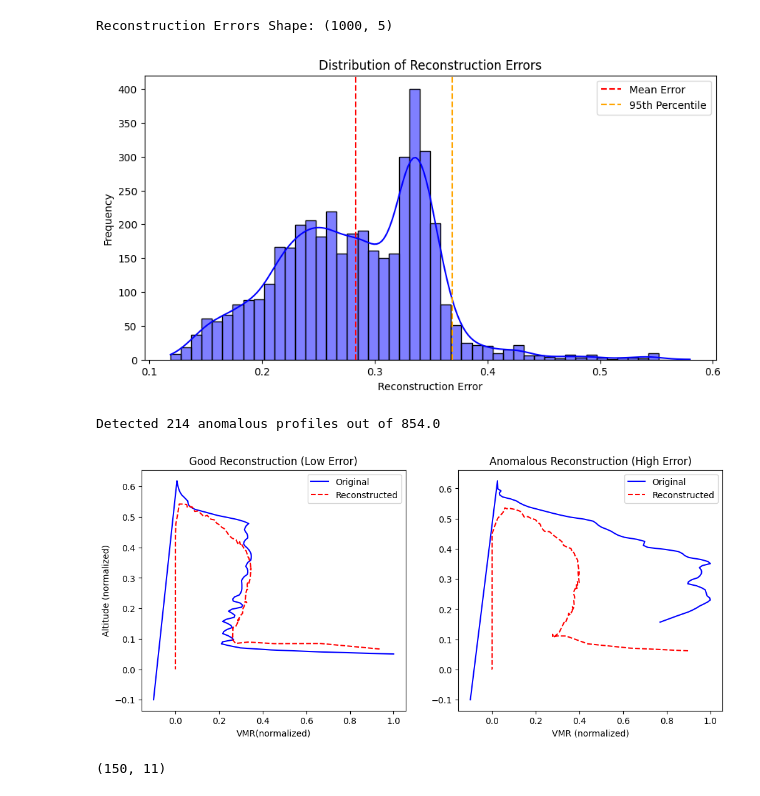
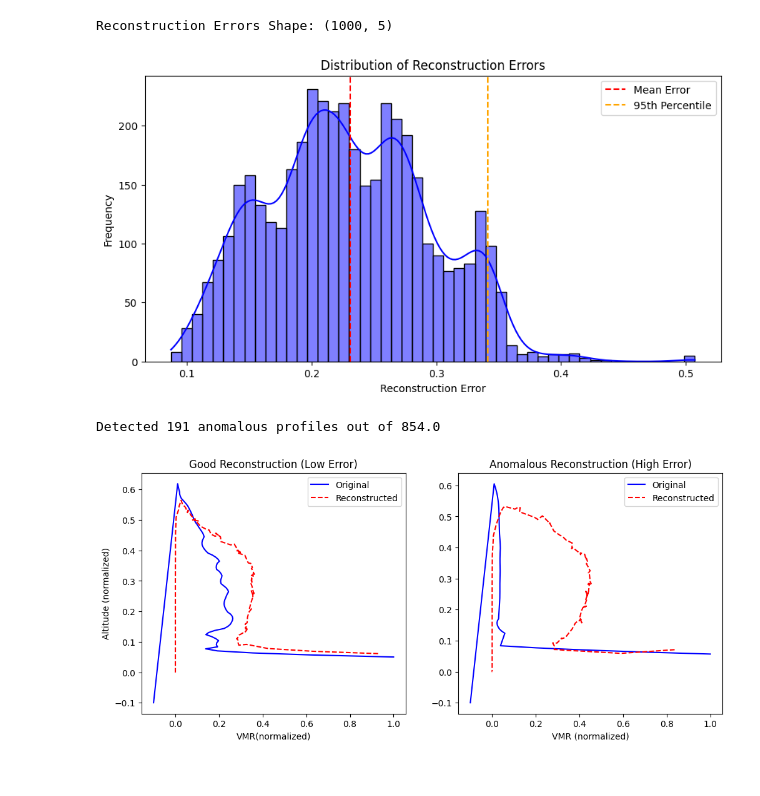
Before and after one commit to james-harvey-git/MPhys_Project, a Jupyter notebook: VAE.ipynb, the cells around one changed output. Saved outputs shown, nothing was run; the diff lists cells and outputs as text; code cells hidden in the pictures.

```diff
--- a/VAE.ipynb
+++ b/VAE.ipynb
@@ -75,7 +75,7 @@ import numpy as np
 
 # **Contextual Variational Autoencoder (VAE)**
 class ContextualVAE(Model):
-    def __init__(self, n_profiles, n_altitudes, n_features, latent_dim=32):
+    def __init__(self, n_profiles, n_altitudes, n_features, latent_dim=80):
         super(ContextualVAE, self).__init__()
 
         self.n_profiles = n_profiles
@@ -183,6 +183,6 @@ optimizer = tf.keras.optimizers.Adam(learning_rate=1e-3)
 vae_trainer.compile(optimizer=optimizer)
 
 # **Train the Model**
-history = vae_trainer.fit(X_train, epochs=80, batch_size=32, validation_data=(X_val,))
+history = vae_trainer.fit(X_train, epochs=80, batch_size=64, validation_data=(X_val,))
 # %% [output]
 Epoch 1/80
@@ -275,37 +275,38 @@ print("Reconstruction Errors Shape:", reconstruction_errors.shape)
 Reconstruction Errors Shape: (854, 5)
 # %%
 # Get reconstructed profiles from the trained VAE
-X_reconstructed, _, _ = vae_trainer.vae(X_train[:1000])
+X_train_reconstructed, _, _ = vae_trainer.vae(X_train[:1000])
 
 # Compute Mean Squared Error (MSE) between input and reconstruction
-reconstruction_errors = np.mean((X_train[:1000] - X_reconstructed) ** 2, axis=(2, 3))  # Average over altitudes & features
+train_reconstruction_errors = np.mean((X_train[:1000] - X_train_reconstructed) ** 2, axis=(2, 3))  # Average over altitudes & features
 
 # Shape of reconstruction_errors: (n_samples, n_profiles)
-print("Reconstruction Errors Shape:", reconstruction_errors.shape)
+print("Reconstruction Errors Shape:", train_reconstruction_errors.shape)
 # %% [output]
 Reconstruction Errors Shape: (1000, 5)
 # %%
 import matplotlib.pyplot as plt
 import seaborn as sns
 
 # Flatten errors for visualization
 flat_errors = reconstruction_errors.flatten()
+flat_errors_train = train_reconstruction_errors.flatten()
 
 # Plot histogram
 plt.figure(figsize=(10, 5))
 sns.histplot(flat_errors, bins=50, kde=True, color='blue')
-plt.axvline(np.mean(flat_errors), color='red', linestyle='dashed', label="Mean Error")
-plt.axvline(np.percentile(flat_errors, 95), color='orange', linestyle='dashed', label="95th Percentile")
+plt.axvline(np.mean(flat_errors_train), color='red', linestyle='dashed', label="Mean Error")
+plt.axvline(np.percentile(flat_errors_train, 95), color='orange', linestyle='dashed', label="95th Percentile")
 plt.xlabel("Reconstruction Error")
 plt.ylabel("Frequency")
 plt.title("Distribution of Reconstruction Errors")
 plt.legend()
 plt.show()
 # %% [output]
-[figure, old version]
+[figure, new version]
 # %%
 # Define anomaly detection threshold
-threshold = np.percentile(flat_errors, 95)  # Set threshold at the 95th percentile
+threshold = np.percentile(flat_errors_train, 95)  # Set threshold at the 95th percentile
 
 # Identify profiles with reconstruction error above threshold
 anomalous_profiles = reconstruction_errors > threshold
@@ -314,7 +315,7 @@ anomalous_profiles = reconstruction_errors > threshold
 num_anomalies = np.sum(anomalous_profiles)
 print(f"Detected {num_anomalies} anomalous profiles out of {reconstruction_errors.size / 5}")
 # %% [output]
-Detected 214 anomalous profiles out of 854.0
+Detected 191 anomalous profiles out of 854.0
 # %%
 # Get the sample and profile indices for best and worst reconstructions
 good_sample_idx, good_profile_idx = np.unravel_index(np.argmin(reconstruction_errors), reconstruction_errors.shape)
@@ -347,12 +348,7 @@ axes[1].legend()
 
 plt.show()
 # %% [output]
-[figure, old version]
+[figure, new version]
-# %%
-original_good = X_test[good_sample_idx, good_profile_idx, :]
-print(original_good.shape)
-# %% [output]
-(150, 11)
 # %%
 import numpy as np
 import matplotlib.pyplot as plt
```
Also changed, not shown: parts of 5 cells of this notebook.
